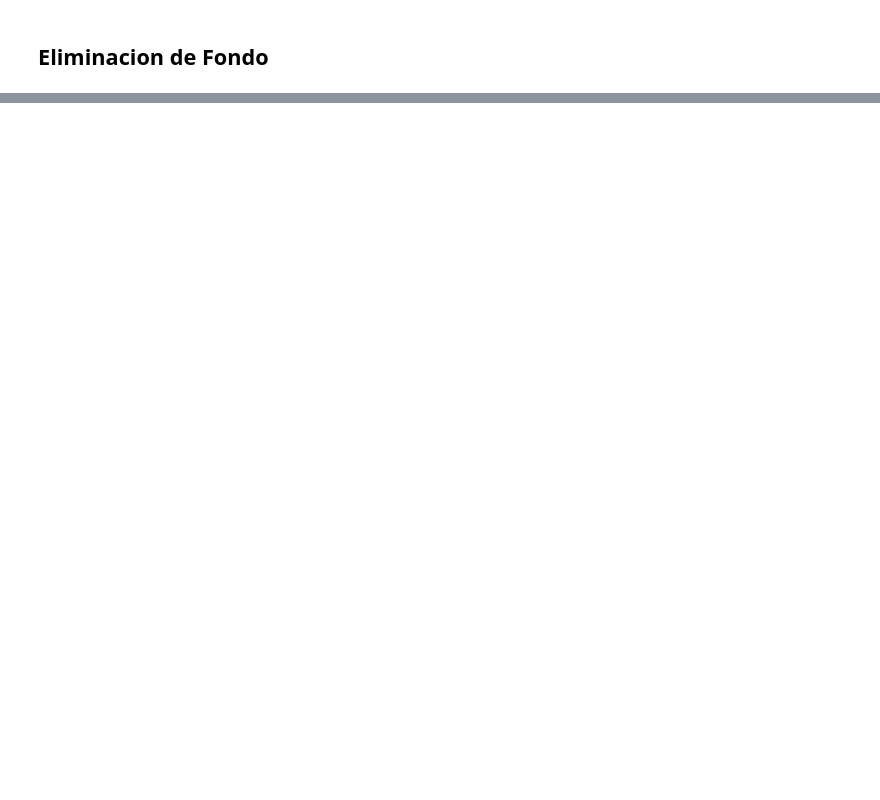
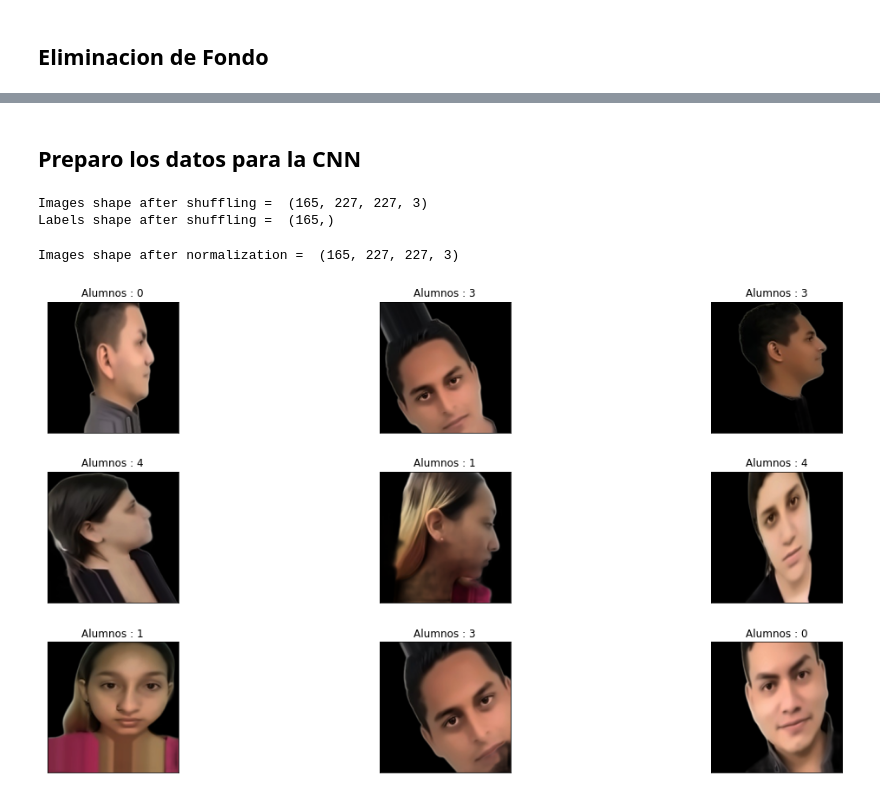
Before and after one commit to majito02/ModelamientoIdentificaci-nUsuario, a Jupyter notebook: [NRC_6278]Borja_Parraga_Lab1U3PrepoImag.ipynb, the cells around one changed output, grey strips where cells are left out. Saved outputs shown, nothing was run; the diff lists cells and outputs as text; code cells hidden in the pictures; blank space fills up the shorter version.

Commit message:
Preparo los datos para la CNN.

```diff
--- a/[NRC_6278]Borja_Parraga_Lab1U3PrepoImag.ipynb
+++ b/[NRC_6278]Borja_Parraga_Lab1U3PrepoImag.ipynb
@@ -266,0 +356,7 @@ for class_name in class_names:
+# %%
+#Genero un arreglo tanto de las imagenes como de las etiquetas
+images = np.array(images)
+labels = np.array(labels)
+#Imprimo el tamaño de las imagenes y de las etiquetas
+print("Images shape = ",images.shape,"\nLabels shape = ",labels.shape)
+print(type(images),type(labels))
@@ -266,0 +389,11 @@ for class_name in class_names:
+# %%
+#El paso n.º 1 en la reorganización de datos
+
+#obtener números igualmente espaciados en un rango dado
+n = np.arange(images.shape[0])
+print("'n' values before shuffling = ",n)
+
+#mezclar todos los valores igualmente espaciados en la lista 'n'
+np.random.seed(random_seed)
+np.random.shuffle(n)
+print("\n'n' values after shuffling = ",n)
@@ -266,0 +418,26 @@ for class_name in class_names:
+# %% [markdown]
+## Preparo los datos para la CNN
+# %%
+#El paso n.º 2 en la reorganización de datos
+
+#barajar las imágenes y los datos de las etiquetas correspondientes en ambas listas
+images = images[n]
+labels = labels[n]
+
+print("Images shape after shuffling = ",images.shape,"\nLabels shape after shuffling = ",labels.shape)
+# %% [output]
+Images shape after shuffling =  (165, 227, 227, 3)
+Labels shape after shuffling =  (165,)
+# %%
+#Se procede a hacer una normalizacion de las imagenes y de las etiquetas
+images = images.astype(np.float32)
+labels = labels.astype(np.int32)
+images = images/255
+print("Images shape after normalization = ",images.shape)
+# %% [output]
+Images shape after normalization =  (165, 227, 227, 3)
+# %%
+#Muestro imagenes random con sus etiquetas.
+display_rand_images(images, labels)
+# %% [output]
+[figure, added]
```
Also changed, not shown: parts of 11 cells of this notebook.
